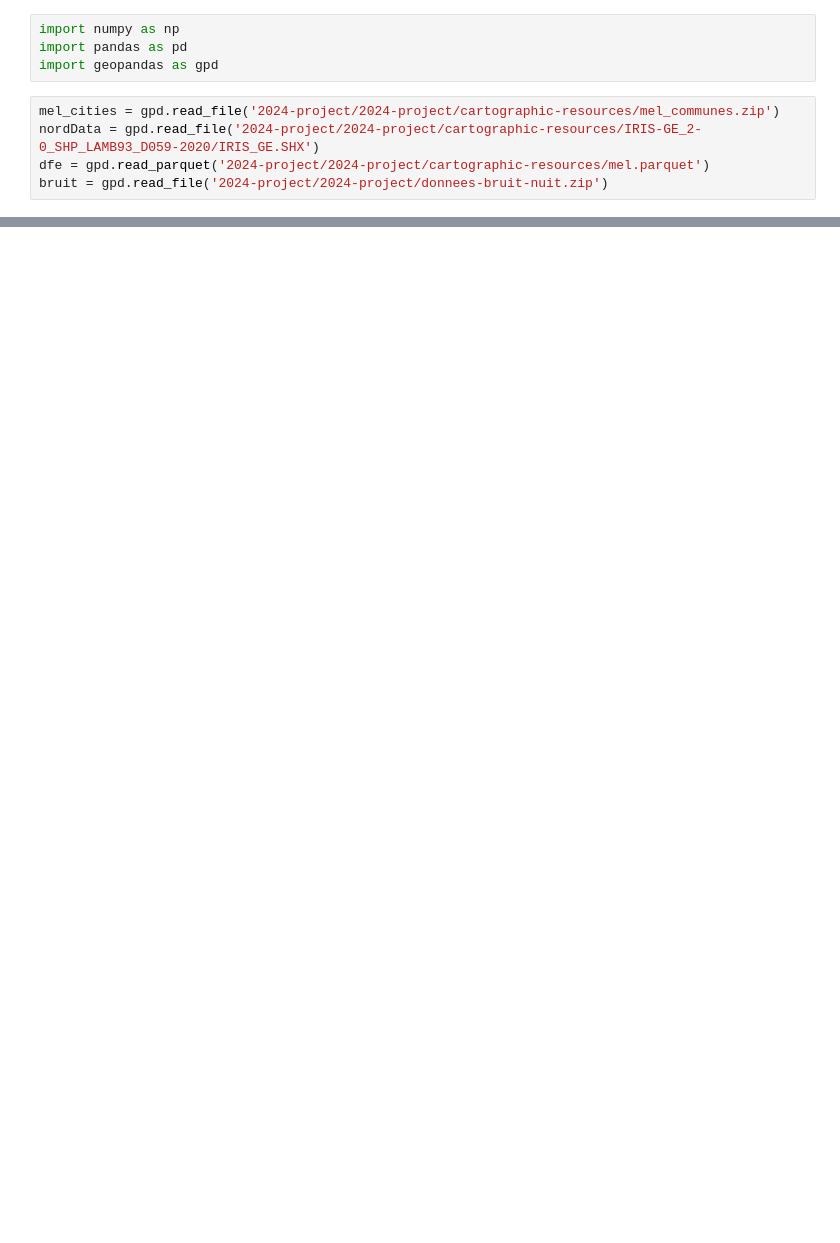
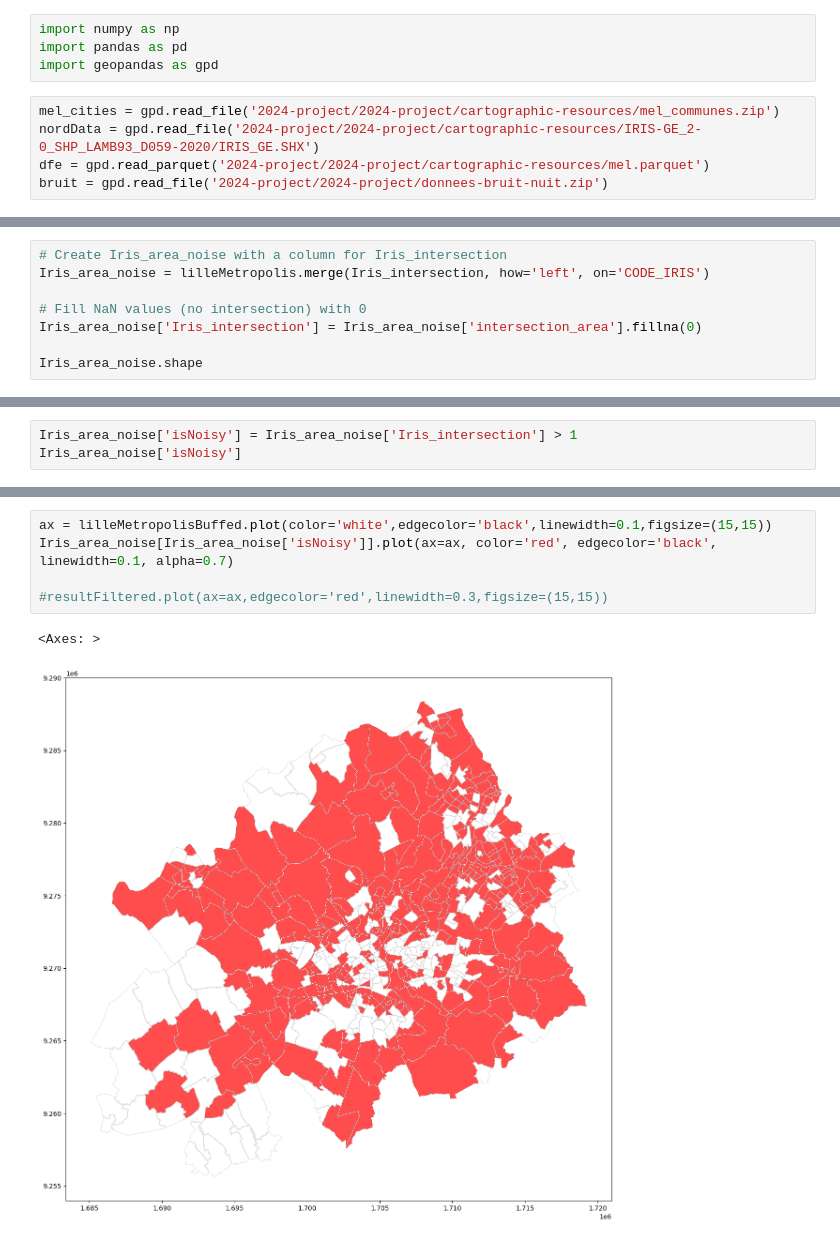
Before and after one commit to nvengeon/DataAnalysis, a Jupyter notebook: bruit.ipynb, the cells around one changed output, grey strips where cells are left out. Saved outputs shown, nothing was run; the diff lists cells and outputs as text; blank space fills up the shorter version.

```diff
--- a/bruit.ipynb
+++ b/bruit.ipynb
@@ -86,0 +97,8 @@ Index(['IRIS', 'REG', 'DEP', 'UU2010', 'COM', 'LIBCOM', 'TRIRIS', 'GRD_QUART',
+# %%
+# Create Iris_area_noise with a column for Iris_intersection
+Iris_area_noise = lilleMetropolis.merge(Iris_intersection, how='left', on='CODE_IRIS')
+
+# Fill NaN values (no intersection) with 0
+Iris_area_noise['Iris_intersection'] = Iris_area_noise['intersection_area'].fillna(0)
+
+Iris_area_noise.shape
@@ -86,0 +118,3 @@ Index(['IRIS', 'REG', 'DEP', 'UU2010', 'COM', 'LIBCOM', 'TRIRIS', 'GRD_QUART',
+# %%
+Iris_area_noise['isNoisy'] = Iris_area_noise['Iris_intersection'] > 1
+Iris_area_noise['isNoisy']
@@ -86,0 +134,8 @@ Index(['IRIS', 'REG', 'DEP', 'UU2010', 'COM', 'LIBCOM', 'TRIRIS', 'GRD_QUART',
+# %%
+ax = lilleMetropolisBuffed.plot(color='white',edgecolor='black',linewidth=0.1,figsize=(15,15))
+Iris_area_noise[Iris_area_noise['isNoisy']].plot(ax=ax, color='red', edgecolor='black', linewidth=0.1, alpha=0.7)
+
+#resultFiltered.plot(ax=ax,edgecolor='red',linewidth=0.3,figsize=(15,15))
+# %% [output]
+<Axes: >
+[figure, added]
```
Also changed, not shown: parts of 18 cells of this notebook.
